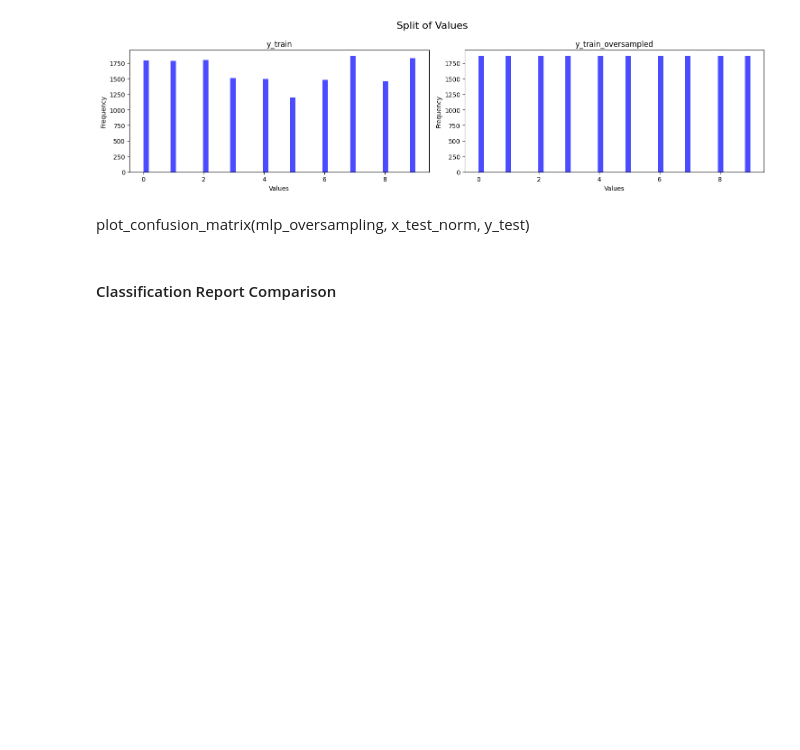
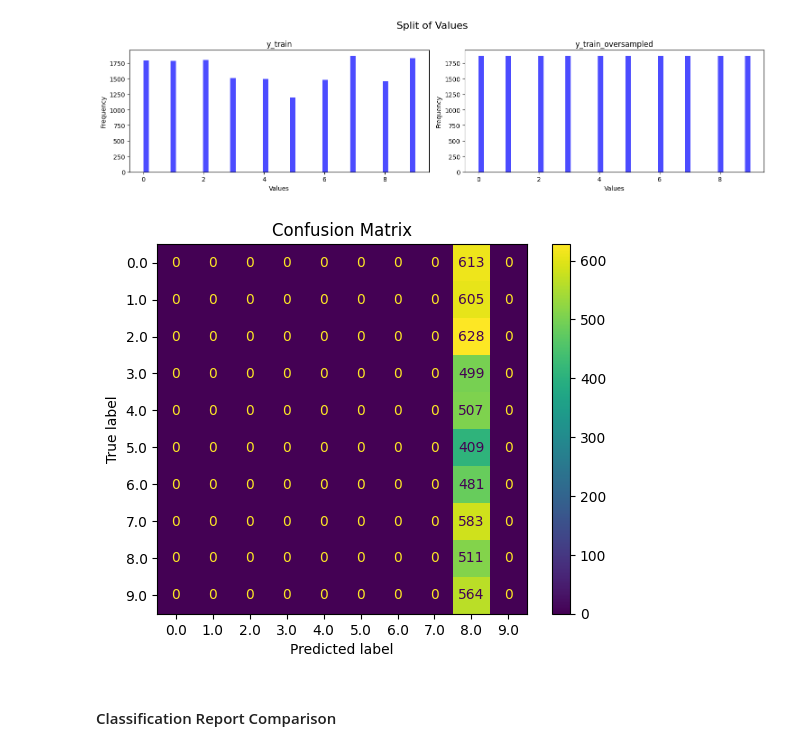
Before and after one commit to aym183/Satellite-Image-Classification, a Jupyter notebook: task2.ipynb, the cells around one changed output. Saved outputs shown, nothing was run; the diff lists cells and outputs as text; code cells hidden in the pictures; blank space fills up the shorter version.

```diff
--- a/task2.ipynb
+++ b/task2.ipynb
@@ -240,11 +253,16 @@ MLPClassifier(activation='tanh', hidden_layer_sizes=(50, 100, 50),
+# %%
+x_balanced_over, y_balanced_over = dataset_oversampling(x_train_norm, y_train)
+mlp_oversampling = load_model("models/task2/mlp_results_oversampled")
 # %%
 plot_class_split_of_values([x_train_norm, x_balanced_over], ["x_train", "x_train_oversampled"])
 plot_class_split_of_values([y_train, y_balanced_over], ["y_train", "y_train_oversampled"])
 # %% [output]
 [figure]
 [figure]
-# %% [markdown]
-plot_confusion_matrix(mlp_oversampling, x_test_norm, y_test)
+# %%
+plot_confusion_matrix(mlp_oversampling, x_test_norm, y_test, False)
+# %% [output]
+[figure, added]
 # %% [markdown]
 #### Classification Report Comparison
 # %%
```
Also changed, not shown: parts of 18 cells of this notebook, 7 other files.
